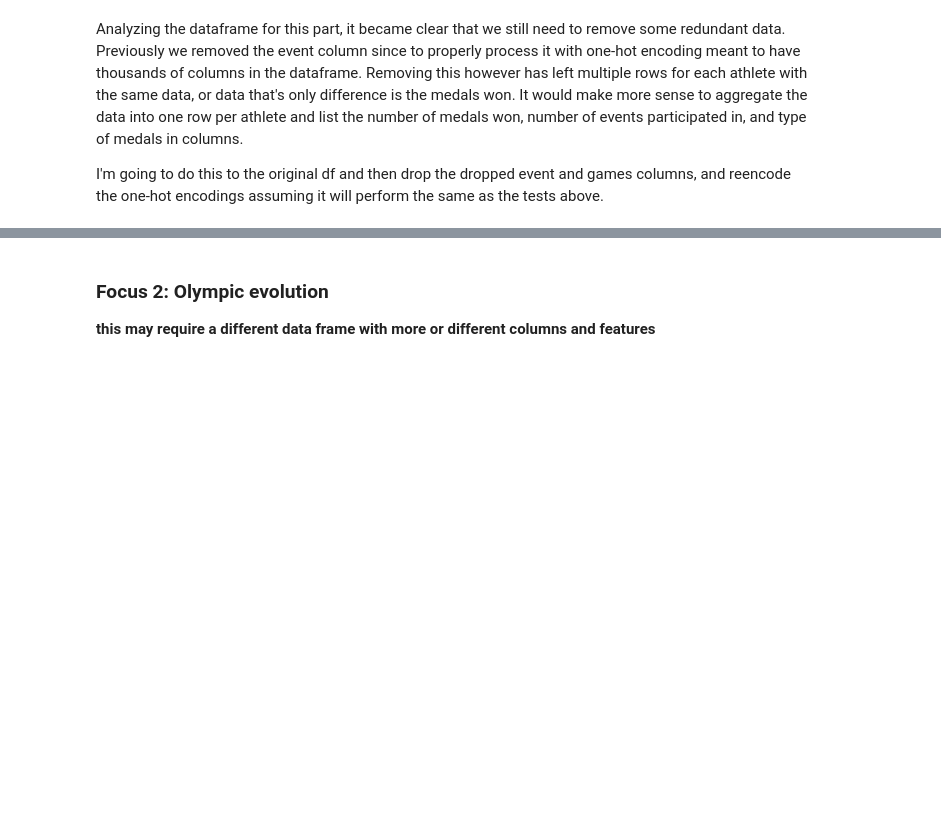
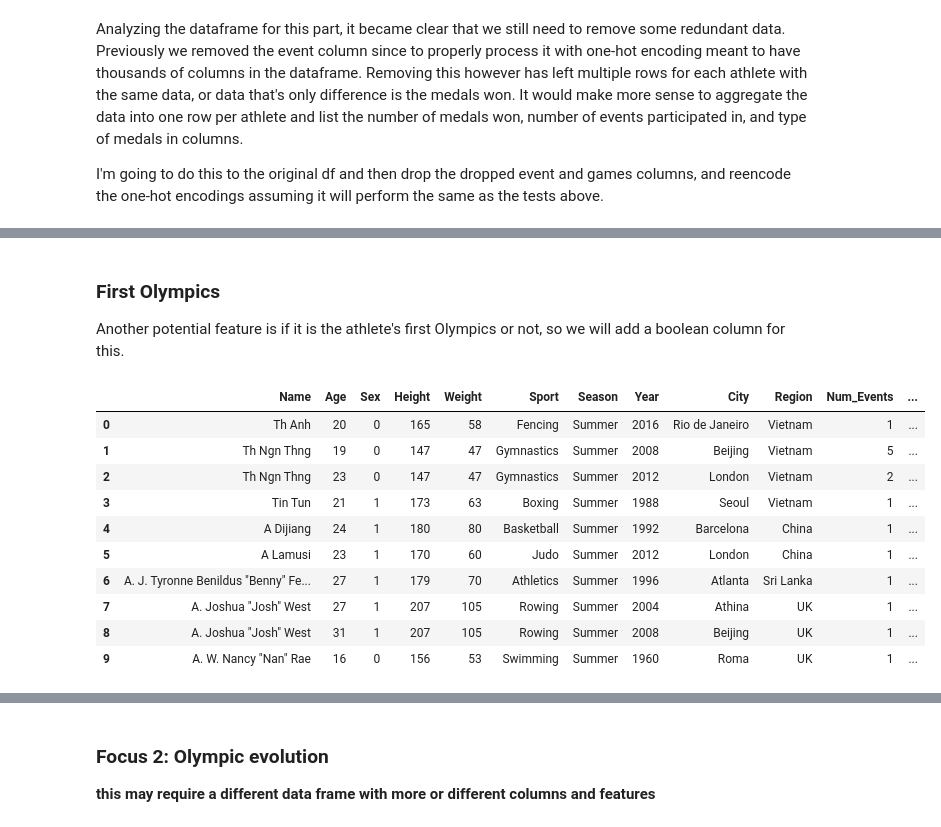
Before and after one commit to oliviasteeed/461_final_project, a Jupyter notebook: initial_eda.ipynb, the cells around one changed output, grey strips where cells are left out. Saved outputs shown, nothing was run; the diff lists cells and outputs as text; code cells hidden in the pictures; blank space fills up the shorter version.

```diff
--- a/initial_eda.ipynb
+++ b/initial_eda.ipynb
@@ -904,0 +930,32 @@ aggregated_df.head(10)
+# %%
+# mapping Sex to M = 1 and F = 0
+
+aggregated_df['Sex'] = aggregated_df['Sex'].map({'M': 1, 'F': 0})
+# %% [markdown]
+### First Olympics
+
+Another potential feature is if it is the athlete's first Olympics or not, so we will add a boolean column for this.
+# %%
+# adding first Olympics boolean column - 1 = true, 0 = false
+
+# START [ChatGPT 4.o)]"how would i get a boolean column for if it is their first olympics or now (based on the data i already have of athletes and each olympics they've competed in)"
+
+first_year = aggregated_df.groupby('Name')['Year'].transform('min')
+
+aggregated_df['First_Olympics'] = (aggregated_df['Year'] == first_year).astype(int)
+
+# END [ChatGPT 4.o)]
+
+aggregated_df.head(10)
+# %% [output]
+|  | Name | Age | Sex | Height | Weight | Sport | Season | Year | City | Region | Num_Events | ... |
+| 0 | Th Anh | 20 | 0 | 165 | 58 | Fencing | Summer | 2016 | Rio de Janeiro | Vietnam | 1 | ... |
+| 1 | Th Ngn Thng | 19 | 0 | 147 | 47 | Gymnastics | Summer | 2008 | Beijing | Vietnam | 5 | ... |
+| 2 | Th Ngn Thng | 23 | 0 | 147 | 47 | Gymnastics | Summer | 2012 | London | Vietnam | 2 | ... |
+| 3 | Tin Tun | 21 | 1 | 173 | 63 | Boxing | Summer | 1988 | Seoul | Vietnam | 1 | ... |
+| 4 | A Dijiang | 24 | 1 | 180 | 80 | Basketball | Summer | 1992 | Barcelona | China | 1 | ... |
+| 5 | A Lamusi | 23 | 1 | 170 | 60 | Judo | Summer | 2012 | London | China | 1 | ... |
+| 6 | A. J. Tyronne Benildus "Benny" Fe... | 27 | 1 | 179 | 70 | Athletics | Summer | 1996 | Atlanta | Sri Lanka | 1 | ... |
+| 7 | A. Joshua "Josh" West | 27 | 1 | 207 | 105 | Rowing | Summer | 2004 | Athina | UK | 1 | ... |
+| 8 | A. Joshua "Josh" West | 31 | 1 | 207 | 105 | Rowing | Summer | 2008 | Beijing | UK | 1 | ... |
+| 9 | A. W. Nancy "Nan" Rae | 16 | 0 | 156 | 53 | Swimming | Summer | 1960 | Roma | UK | 1 | ... |
```
Also changed, not shown: parts of 46 cells of this notebook.
